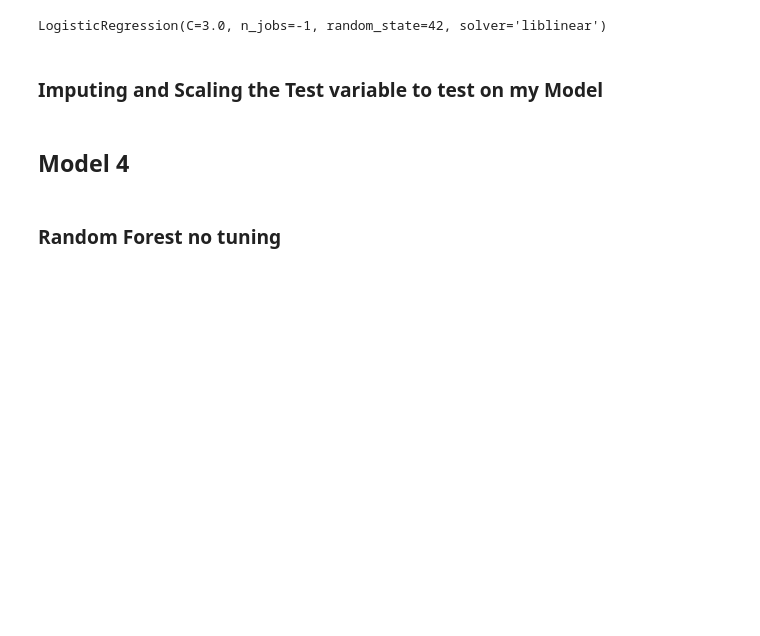
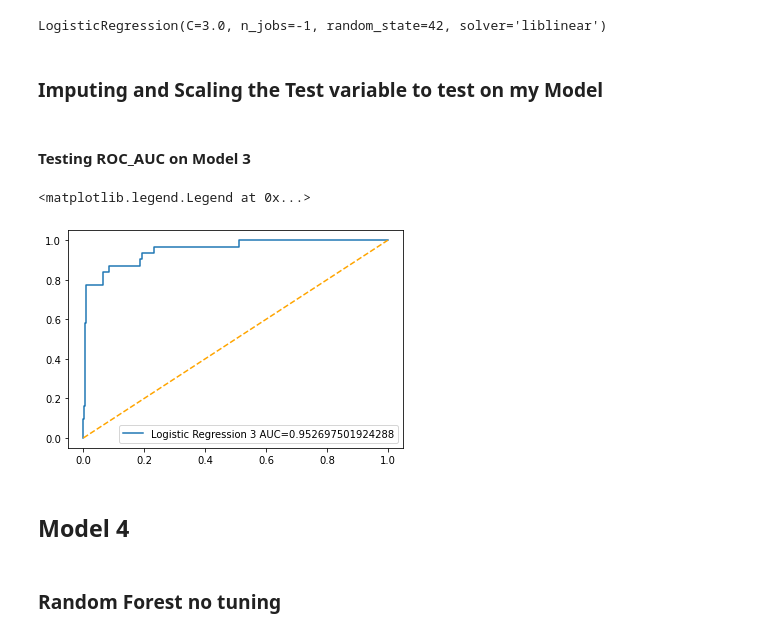
Before and after one commit to haydenj8/NBA_Project3, a Jupyter notebook: Project_Notebook_1.ipynb, the cells around one changed output. Drawn from its saved outputs; the diff is of its cells as text; code cells hidden in the pictures; blank space fills up the shorter version.

```diff
--- a/Project_Notebook_1.ipynb
+++ b/Project_Notebook_1.ipynb
@@ -645,6 +650,18 @@ LogisticRegression(C=3.0, n_jobs=-1, random_state=42, solver='liblinear')
 X_test_imputed = pd.DataFrame(imputer.transform(X_test))
 # %%
 X_test_scaled = pd.DataFrame(scaler.transform(X_test_imputed))
+# %% [markdown]
+#### Testing ROC_AUC on Model 3
+# %%
+y_pred_proba_logreg3 = logreg3_best_params.predict_proba(X_test_scaled)[::,1]
+fpr, tpr, _ = metrics.roc_curve(y_test,  y_pred_proba_logreg3)
+auc = metrics.roc_auc_score(y_test, y_pred_proba_logreg3)
+plt.plot(fpr,tpr,label="Logistic Regression 3 AUC="+str(auc))
+plt.plot([0,1], [0,1], color='orange', linestyle='--')
+plt.legend(loc=4)
+# %% [output]
+<matplotlib.legend.Legend at 0x...>
+[figure, added]
 # %% [markdown]
 ## Model 4
 # %% [markdown]
```
Also changed, not shown: parts of 35 cells of this notebook.
